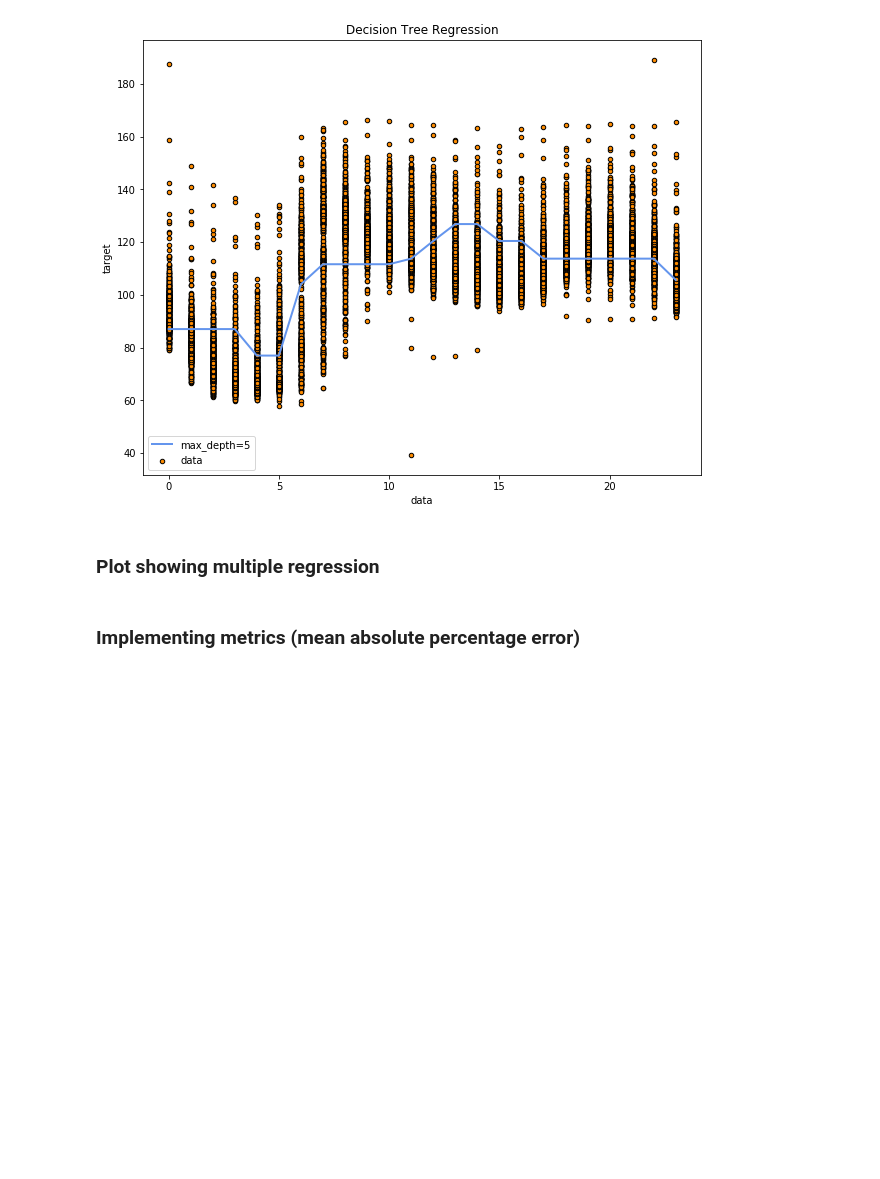
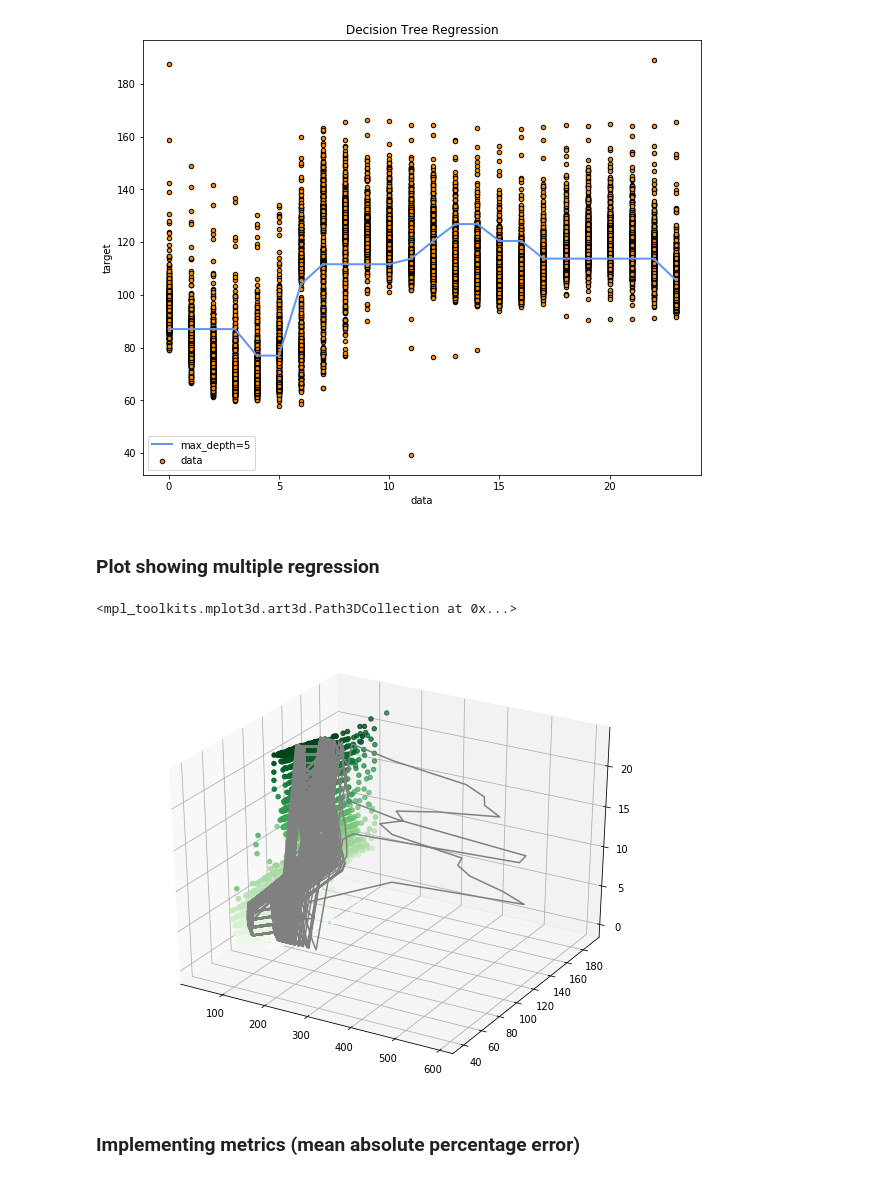
Before and after one commit to efemeryds/flow_exploration, a Jupyter notebook: notebooks/decision-tree-previous-hour.ipynb, the cells around one changed output. Saved outputs shown, nothing was run; the diff lists cells and outputs as text; code cells hidden in the pictures; blank space fills up the shorter version.

Commit message:
Updating plots

```diff
--- a/notebooks/decision-tree-previous-hour.ipynb
+++ b/notebooks/decision-tree-previous-hour.ipynb
@@ -164,3 +162,22 @@ plt.show()
+# %%
+from mpl_toolkits import mplot3d
+fig = plt.figure(figsize=(10, 8))
+ax = plt.axes(projection='3d')
+
+#line
+zline = X_flow_test['hour']
+xline = X_flow_test['previous-hour']
+yline = predict2
+ax.plot3D(xline, yline, zline, 'gray')
+
+#scatter plot
+zdata = X_flow_training['hour']
+xdata = X_flow_training['previous-hour']
+ydata = Y_flow_training
+ax.scatter3D(xdata, ydata, zdata, c=zdata, cmap='Greens')
+# %% [output]
+<mpl_toolkits.mplot3d.art3d.Path3DCollection at 0x...>
+[figure, added]
 # %% [markdown]
 ### Implementing metrics (mean absolute percentage error)
 # %%
```
Also changed, not shown: parts of 1 cell of this notebook.
